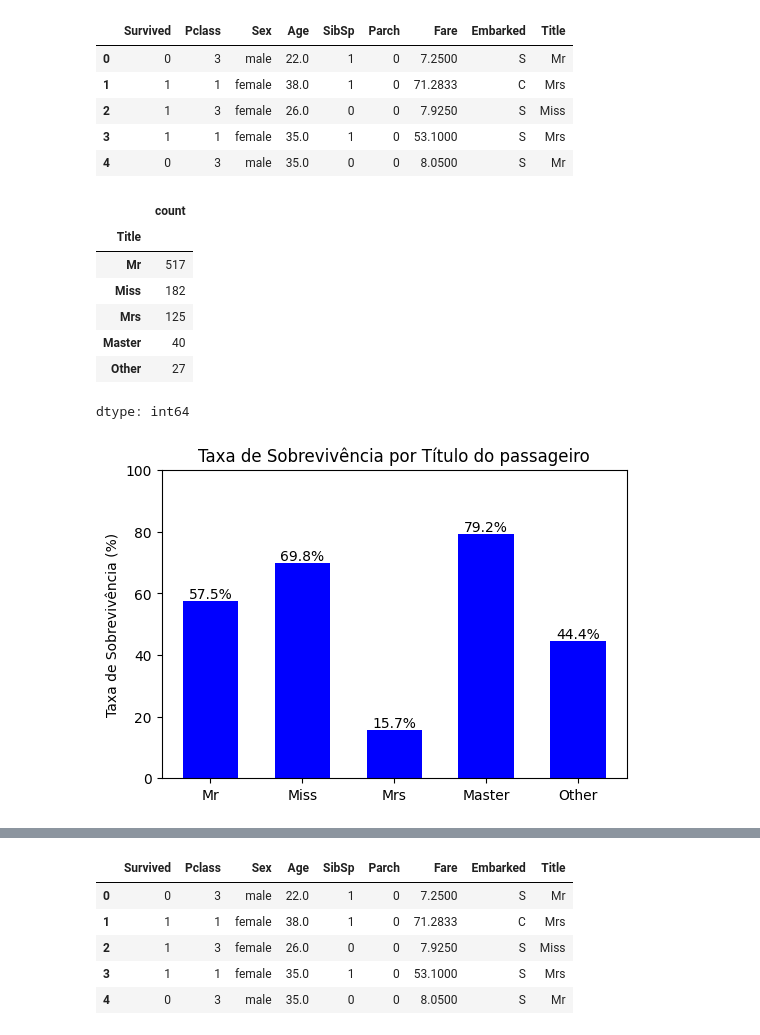
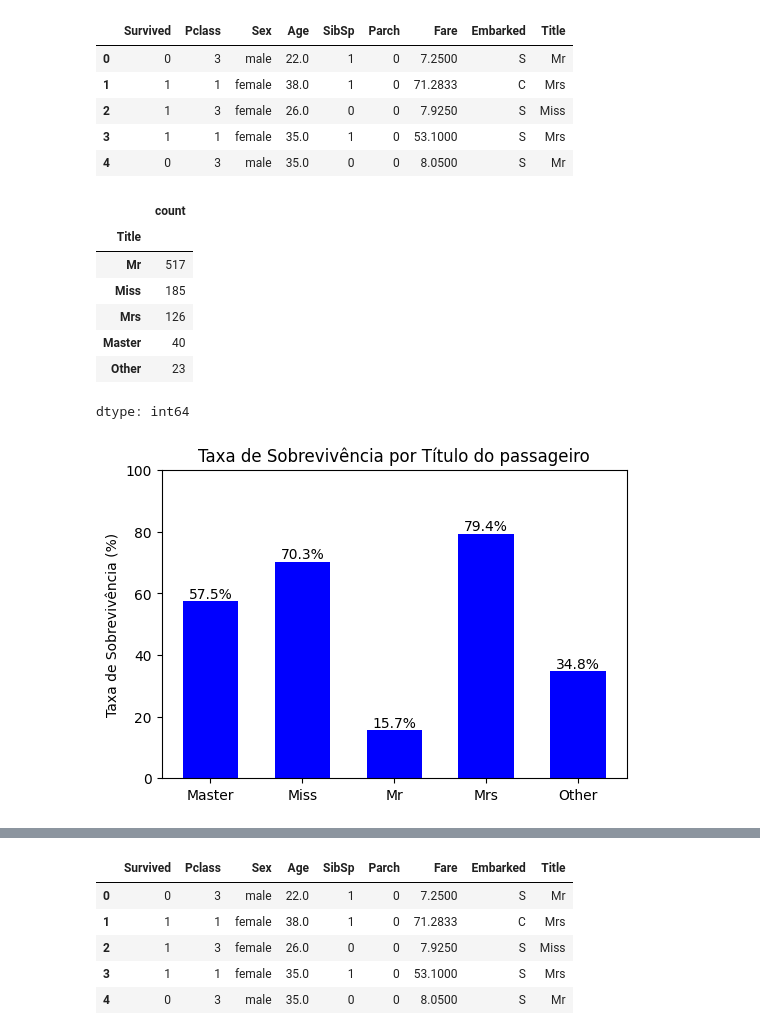
Before and after one commit to rafaelsouzakat/data-analyst-journey, a Jupyter notebook: data-analysis-mackenzie-notebooks/Aula8/pratica_arvore_decisao_v3.ipynb, the cells around one changed output, grey strips where cells are left out. Drawn from its saved outputs; the diff is of its cells as text; code cells hidden in the pictures.

```diff
--- a/data-analysis-mackenzie-notebooks/Aula8/pratica_arvore_decisao_v3.ipynb
+++ b/data-analysis-mackenzie-notebooks/Aula8/pratica_arvore_decisao_v3.ipynb
@@ -608,3 +608,13 @@ df_titanic['Title'].value_counts()
 | the Countess | 1 |
 | Jonkheer | 1 |
 dtype: int64
+# %%
+# Mlle e Ms (equivalentes a Miss) e Mme (equivalente a Mrs) são só versões francesas ou variações
+filter_miss_variations = (df_titanic['Title'] == 'Mlle') | (df_titanic['Title'] == 'Ms')
+filter_mrs_variations = (df_titanic['Title'] == 'Mme')
+
+
+df_titanic.loc[filter_miss_variations, 'Title'] = 'Miss'
+df_titanic.loc[filter_mrs_variations, 'Title'] = 'Mrs'
+
+df_titanic['Title'].value_counts()
@@ -620,7 +648,11 @@ df_titanic.head()
 # %%
 # agrupar os raros numa categoria 'Other' antes do get_dummies
 
-filter_rare_titles = (df_titanic['Title'] != 'Mr') & (df_titanic['Title'] != 'Miss') & (df_titanic['Title'] != 'Mrs') & (df_titanic['Title'] != 'Master')
+#filter_rare_titles = (df_titanic['Title'] != 'Mr') & (df_titanic['Title'] != 'Miss') & (df_titanic['Title'] != 'Mrs') & (df_titanic['Title'] != 'Master')
+
+# correcao do filtro para encontrar titulos raros
+# o ~ inverte (vira “não está na lista”)
+filter_rare_titles = ~df_titanic['Title'].isin(['Mr', 'Miss', 'Mrs', 'Master'])
 df_titanic.loc[filter_rare_titles, 'Title'] = 'Other'
 
 df_titanic['Title'].value_counts()
@@ -628,29 +660,27 @@ df_titanic['Title'].value_counts()
 |  | count |
 | Title |  |
 | Mr | 517 |
-| Miss | 182 |
-| Mrs | 125 |
+| Miss | 185 |
+| Mrs | 126 |
 | Master | 40 |
-| Other | 27 |
+| Other | 23 |
 dtype: int64
 # %%
 # representando a taxa de sobrevivência das pessoas por título
 
 titulo_sobreviventes = df_titanic.groupby('Title')['Survived'].mean()
 titulo_sobreviventes = titulo_sobreviventes * 100
 # multiplica para converter para porcentagem
 
 fig, ax = plt.subplots(figsize=(6, 4))
 
 barras = ax.bar(titulo_sobreviventes.index, titulo_sobreviventes.values,
                 color='blue', width=0.6)
 
 ax.bar_label(barras, fmt='%.1f%%') # formatação para porcentagem
 ax.set_ylim(0, 100) # fixa o eixo y de 0 a 100, o que deixa claro que é uma porcentagem
-ax.set_xticks([0, 1, 2, 3, 4])
-ax.set_xticklabels(['Mr', 'Miss', 'Mrs', 'Master', 'Other'])
 ax.set_ylabel('Taxa de Sobrevivência (%)')
 ax.set_title('Taxa de Sobrevivência por Título do passageiro')
 plt.show()
 # %% [output]
-[figure, old version]
+[figure, new version]
```
Also changed, not shown: parts of 8 cells of this notebook.
